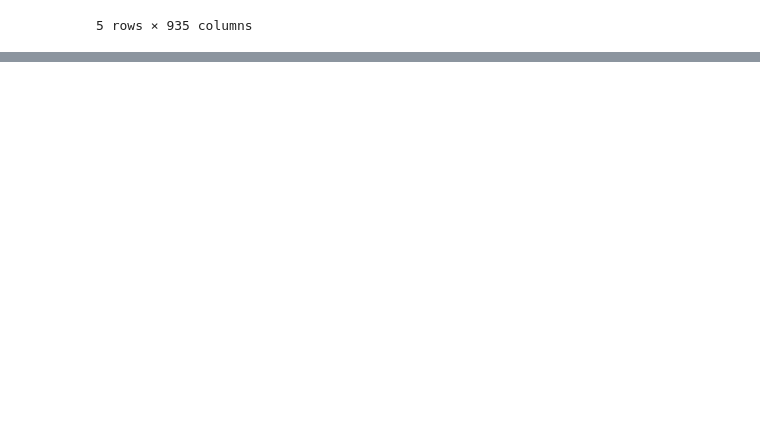
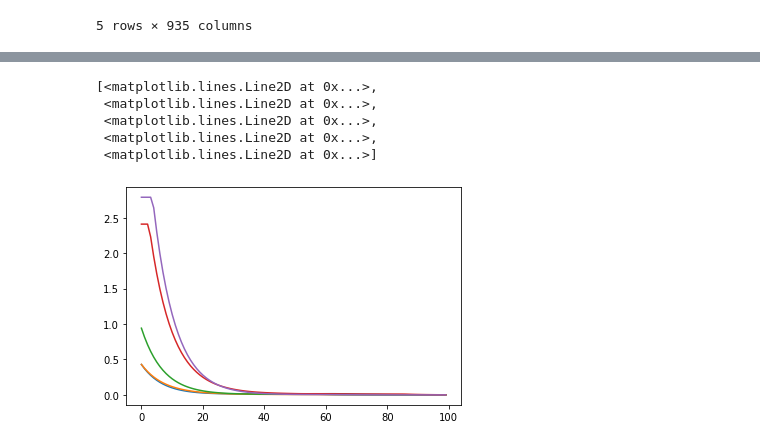
Before and after one commit to asscherhofstede/Koemelk-analyse, a Jupyter notebook: koemelk_uitwerking.ipynb, the cells around one changed output, grey strips where cells are left out. Saved outputs shown, nothing was run; the diff lists cells and outputs as text; code cells hidden in the pictures; blank space fills up the shorter version.

```diff
--- a/koemelk_uitwerking.ipynb
+++ b/koemelk_uitwerking.ipynb
@@ -284,0 +320,3 @@ KeyError: 397.306
+# %%
+df_combined = pd.merge(df_feature_avg, label_data, left_on=df_feature_avg.samplename, right_on=label_data.Sample)
+df_combined.head()
@@ -284,0 +353,3 @@ KeyError: 397.306
+# %%
+label_data_fat = df_combined.iloc[:,-3]
+label_data_fat.head()
@@ -284,0 +372,4 @@ KeyError: 397.306
+# %%
+X_train, X_test, y_train, y_test = train_test_split(df_features, label_data_fat, test_size=0.3, random_state=10)
+# %%
+lasso_result = LassoCV(cv=5).fit(X_train,y_train)
@@ -284,0 +407,9 @@ KeyError: 397.306
+# %%
+plt.plot(lasso_result.mse_path_)
+# %% [output]
+[<matplotlib.lines.Line2D at 0x...>,
+ <matplotlib.lines.Line2D at 0x...>,
+ <matplotlib.lines.Line2D at 0x...>,
+ <matplotlib.lines.Line2D at 0x...>,
+ <matplotlib.lines.Line2D at 0x...>]
+[figure, added]
```
Also changed, not shown: parts of 28 cells of this notebook.
